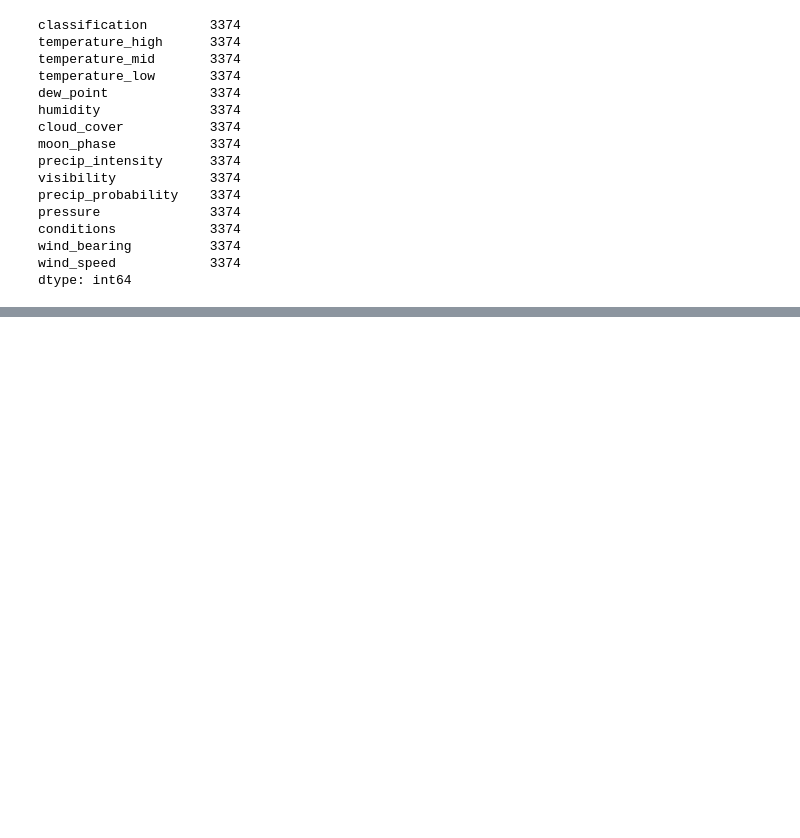
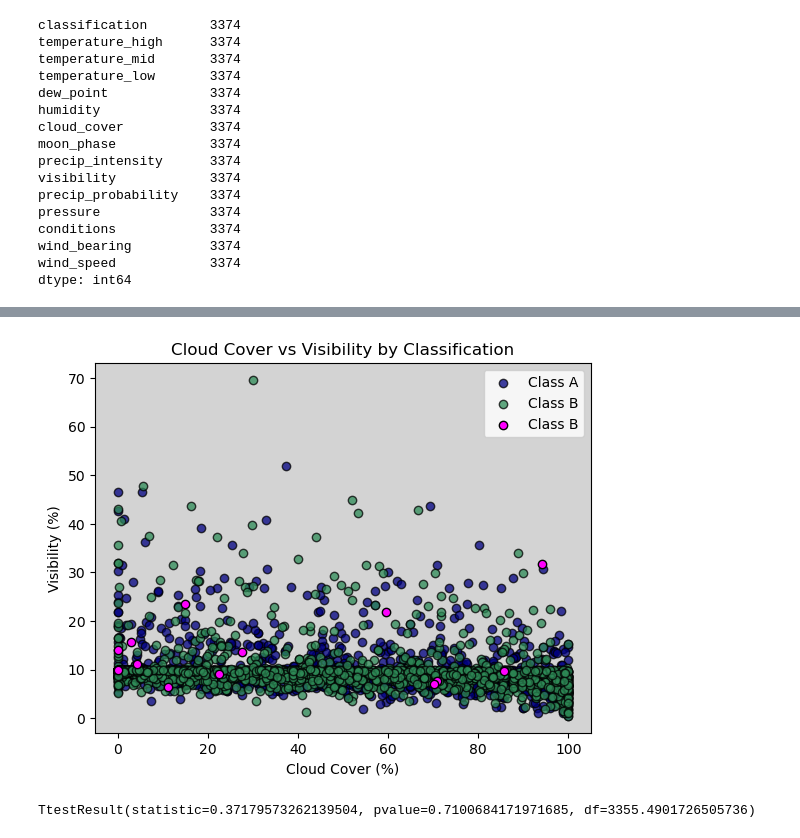
Before and after one commit to JWooll/Bootcamp-Project-1, a Jupyter notebook: bigfootWeather.ipynb, the cells around one changed output, grey strips where cells are left out. Cells and saved outputs as stored; diff of their text form; code cells hidden in the pictures; blank space fills up the shorter version.

```diff
--- a/bigfootWeather.ipynb
+++ b/bigfootWeather.ipynb
@@ -70,0 +79,24 @@ r-squared: 0.031381870907596844
+# %%
+# Seperating out class A and class B
+ClassA = weatherData.loc[weatherData['classification']=='Class A']
+ClassB = weatherData.loc[weatherData['classification']=='Class B']
+ClassC = weatherData.loc[weatherData['classification']=='Class C']
+# %%
+
+plt.scatter(ClassA['cloud_cover'],ClassA['visibility'],color = 'navy', label = 'Class A', alpha = 0.75, edgecolors = 'black')
+plt.scatter(ClassB['cloud_cover'],ClassB['visibility'], color = 'seagreen', label = 'Class B',alpha = 0.75, edgecolors = 'black')
+plt.scatter(ClassC['cloud_cover'],ClassC['visibility'], color = 'fuchsia', label = 'Class B',alpha = 1, edgecolors = 'black')
+plt.legend()
+plt.title('Cloud Cover vs Visibility by Classification')
+plt.xlabel('Cloud Cover (%)')
+plt.ylabel('Visibility (%)')
+ax = plt.gca()
+ax.set_facecolor('lightgrey')
+plt.show()
+# %% [output]
+[figure, added]
+# %%
+# Testing if visibility is statistically significantly different between classification
+stats.ttest_ind(ClassA['visibility'],ClassB['visibility'],equal_var = False)
+# %% [output]
+TtestResult(statistic=0.37179573262139504, pvalue=0.7100684171971685, df=3355.4901726505736)
```
Also changed, not shown: parts of 4 cells of this notebook.
